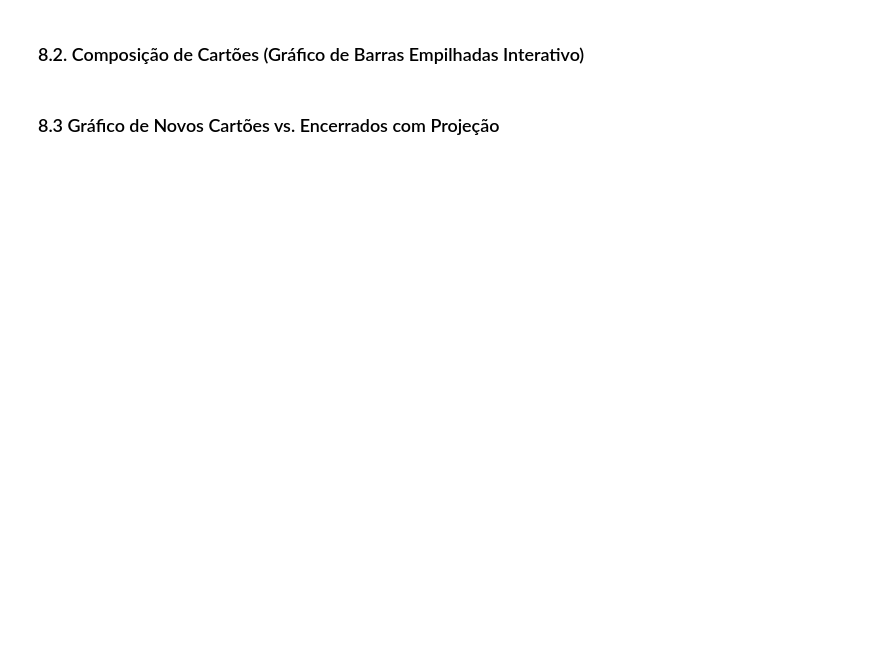
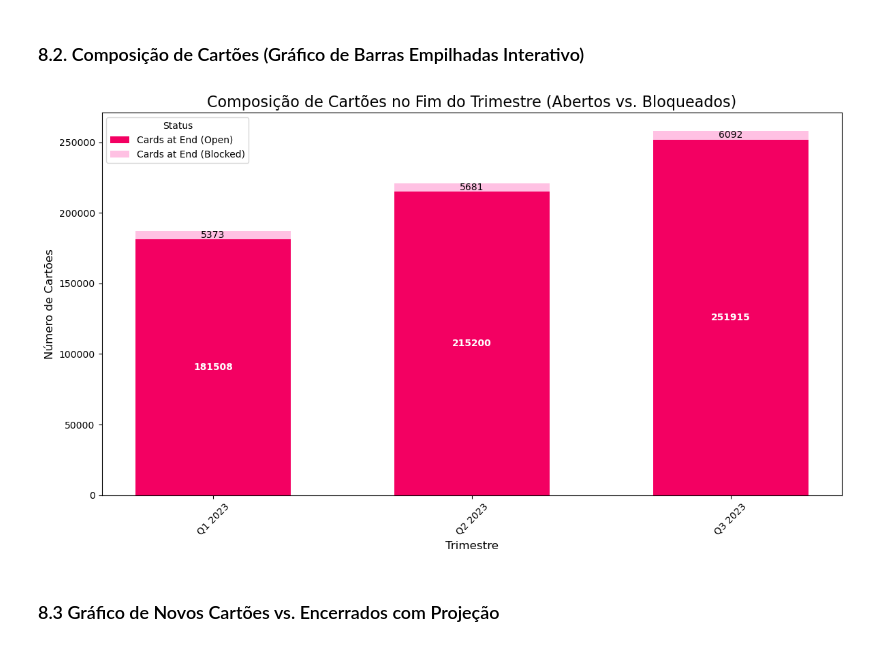
Before and after one commit to EanesRibeiro/case_tecnico_mastercard_qmr, a Jupyter notebook: notebooks/EDA.ipynb, the cells around one changed output. Cells and saved outputs as stored; diff of their text form; code cells hidden in the pictures; blank space fills up the shorter version.

```diff
--- a/notebooks/EDA.ipynb
+++ b/notebooks/EDA.ipynb
@@ -891,3 +855,76 @@ fig_bar.update_layout(
+# %%
+import pandas as pd
+import matplotlib.pyplot as plt
+import os
+
+# Garante que o diretório de saída exista
+output_dir = r'C:\Users\eanes\Documents\flash_case\outputs'
+os.makedirs(output_dir, exist_ok=True)
+
+# 1. Preparar os dados (pivotar para o formato "largo")
+# O DataFrame original 'qmr_metrics' é usado aqui
+pivoted_data = qmr_metrics.pivot_table(
+    index='Quarter',
+    values=['Cards at End (Open)', 'Cards at End (Blocked)'],
+    aggfunc='sum' # Garante a agregação caso haja duplicatas
+)
+
+# 2. Criar a figura e os eixos do gráfico
+fig, ax = plt.subplots(figsize=(12, 7))
+
+# Define as cores
+cores = {
+    'Cards at End (Open)': '#F30062',
+    'Cards at End (Blocked)': '#FFC1E3'
+}
+largura_barra = 0.6 # Define uma largura para as barras
+
+# 3. Plotar as barras empilhadas
+# Primeiro, a base da pilha (Cartões Abertos)
+ax.bar(
+    pivoted_data.index,
+    pivoted_data['Cards at End (Open)'],
+    label='Cards at End (Open)',
+    color=cores['Cards at End (Open)'],
+    width=largura_barra
+)
+# Segundo, o topo da pilha (Cartões Bloqueados), usando o parâmetro 'bottom'
+ax.bar(
+    pivoted_data.index,
+    pivoted_data['Cards at End (Blocked)'],
+    label='Cards at End (Blocked)',
+    color=cores['Cards at End (Blocked)'],
+    bottom=pivoted_data['Cards at End (Open)'], # A mágica do empilhamento
+    width=largura_barra
+)
+
+# 4. Adicionar os valores no centro de cada segmento da barra
+# Loop através dos trimestres para posicionar os textos
+for quarter in pivoted_data.index:
+    # Valor e posição para a barra inferior (Open)
+    valor_open = pivoted_data.loc[quarter, 'Cards at End (Open)']
+    pos_y_open = valor_open / 2
+    ax.text(quarter, pos_y_open, f'{int(valor_open)}', ha='center', va='center', color='white', fontsize=10, fontweight='bold')
+
+    # Valor e posição para a barra superior (Blocked)
+    valor_blocked = pivoted_data.loc[quarter, 'Cards at End (Blocked)']
+    pos_y_blocked = valor_open + (valor_blocked / 2)
+    ax.text(quarter, pos_y_blocked, f'{int(valor_blocked)}', ha='center', va='center', color='black', fontsize=10)
+
+
+
+ax.set_title('Composição de Cartões no Fim do Trimestre (Abertos vs. Bloqueados)', fontsize=16)
+ax.set_xlabel('Trimestre', fontsize=12)
+ax.set_ylabel('Número de Cartões', fontsize=12)
+ax.legend(title='Status')
+plt.xticks(rotation=45)
+plt.tight_layout()
+
+output_path = os.path.join(output_dir, 'qmr_stacked_bar_chart.png')
+plt.savefig(output_path)
+plt.show()
+# %% [output]
+[figure, added]
 # %% [markdown]
 ### 8.3 Gráfico de Novos Cartões vs. Encerrados com Projeção
 # %%
```
Also changed, not shown: parts of 6 cells of this notebook, 7 other files.
